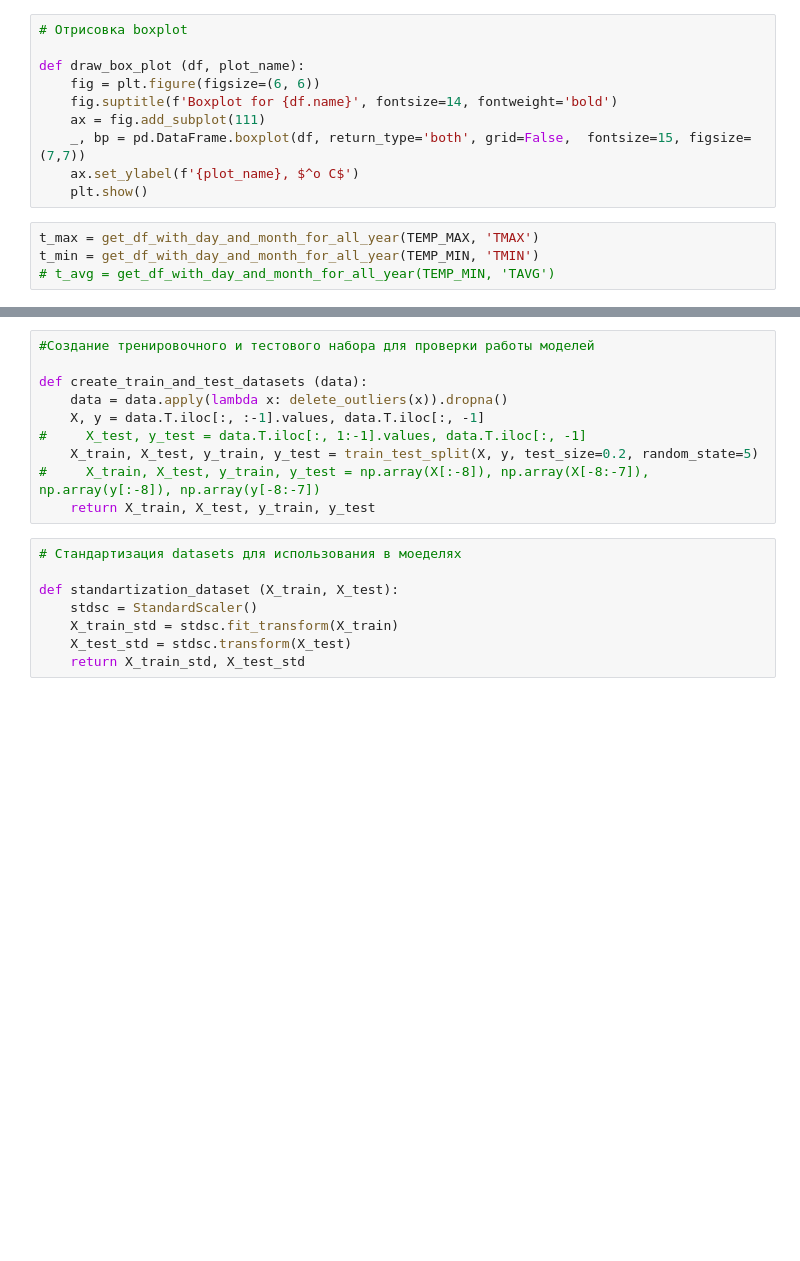
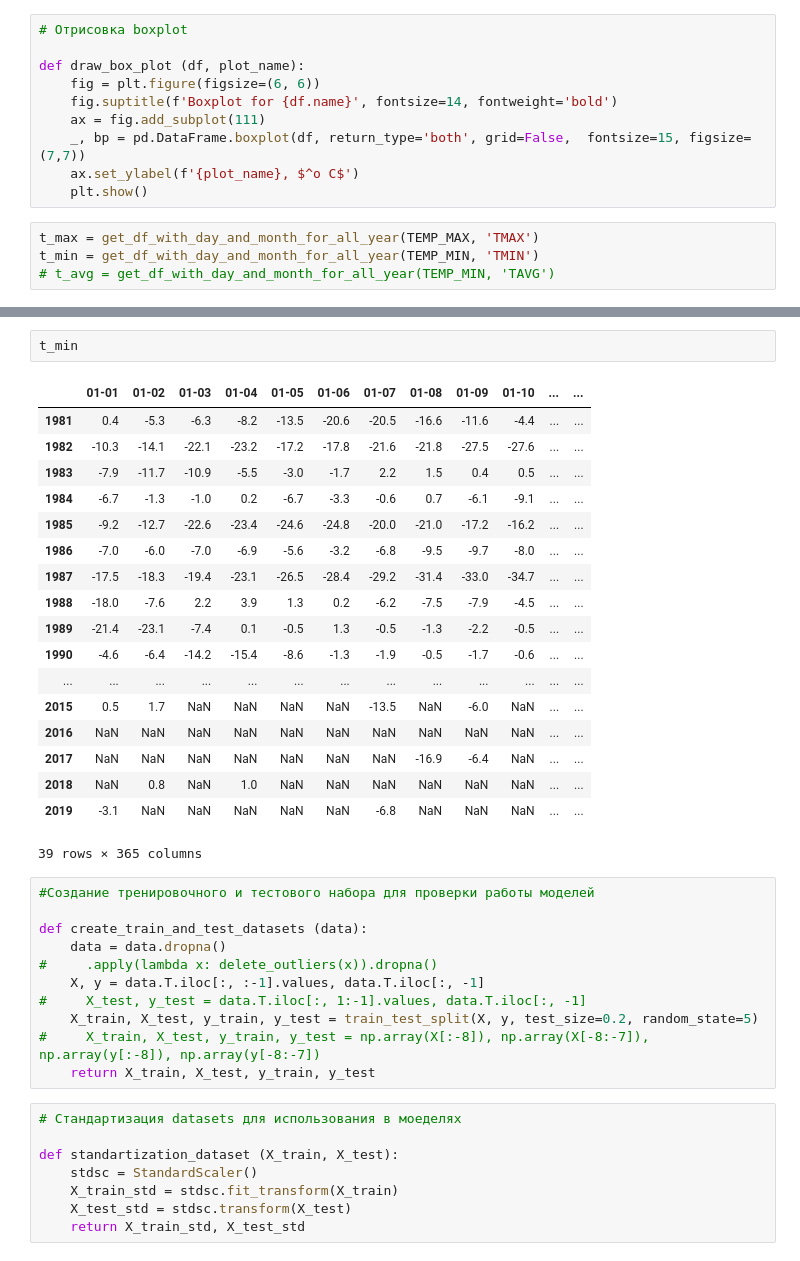
Before and after one commit to MariyaBuzdina/Weather-prediction, a Jupyter notebook: Untitled.ipynb, the cells around one changed output, grey strips where cells are left out. Saved outputs shown, nothing was run; the diff lists cells and outputs as text; blank space fills up the shorter version.

```diff
--- a/Untitled.ipynb
+++ b/Untitled.ipynb
@@ -133,8 +219,30 @@ draw_box_plot(t_min['03-26'], 'TMIN')
+# %%
+t_min
+# %% [output]
+|  | 01-01 | 01-02 | 01-03 | 01-04 | 01-05 | 01-06 | 01-07 | 01-08 | 01-09 | 01-10 | ... | ... |
+| 1981 | 0.4 | -5.3 | -6.3 | -8.2 | -13.5 | -20.6 | -20.5 | -16.6 | -11.6 | -4.4 | ... | ... |
+| 1982 | -10.3 | -14.1 | -22.1 | -23.2 | -17.2 | -17.8 | -21.6 | -21.8 | -27.5 | -27.6 | ... | ... |
+| 1983 | -7.9 | -11.7 | -10.9 | -5.5 | -3.0 | -1.7 | 2.2 | 1.5 | 0.4 | 0.5 | ... | ... |
+| 1984 | -6.7 | -1.3 | -1.0 | 0.2 | -6.7 | -3.3 | -0.6 | 0.7 | -6.1 | -9.1 | ... | ... |
+| 1985 | -9.2 | -12.7 | -22.6 | -23.4 | -24.6 | -24.8 | -20.0 | -21.0 | -17.2 | -16.2 | ... | ... |
+| 1986 | -7.0 | -6.0 | -7.0 | -6.9 | -5.6 | -3.2 | -6.8 | -9.5 | -9.7 | -8.0 | ... | ... |
+| 1987 | -17.5 | -18.3 | -19.4 | -23.1 | -26.5 | -28.4 | -29.2 | -31.4 | -33.0 | -34.7 | ... | ... |
+| 1988 | -18.0 | -7.6 | 2.2 | 3.9 | 1.3 | 0.2 | -6.2 | -7.5 | -7.9 | -4.5 | ... | ... |
+| 1989 | -21.4 | -23.1 | -7.4 | 0.1 | -0.5 | 1.3 | -0.5 | -1.3 | -2.2 | -0.5 | ... | ... |
+| 1990 | -4.6 | -6.4 | -14.2 | -15.4 | -8.6 | -1.3 | -1.9 | -0.5 | -1.7 | -0.6 | ... | ... |
+| ... | ... | ... | ... | ... | ... | ... | ... | ... | ... | ... | ... | ... |
+| 2015 | 0.5 | 1.7 | NaN | NaN | NaN | NaN | -13.5 | NaN | -6.0 | NaN | ... | ... |
+| 2016 | NaN | NaN | NaN | NaN | NaN | NaN | NaN | NaN | NaN | NaN | ... | ... |
+| 2017 | NaN | NaN | NaN | NaN | NaN | NaN | NaN | -16.9 | -6.4 | NaN | ... | ... |
+| 2018 | NaN | 0.8 | NaN | 1.0 | NaN | NaN | NaN | NaN | NaN | NaN | ... | ... |
+| 2019 | -3.1 | NaN | NaN | NaN | NaN | NaN | -6.8 | NaN | NaN | NaN | ... | ... |
+39 rows × 365 columns
 # %%
 #Создание тренировочного и тестового набора для проверки работы моделей
 
 def create_train_and_test_datasets (data):
-    data = data.apply(lambda x: delete_outliers(x)).dropna()
+    data = data.dropna()
+#     .apply(lambda x: delete_outliers(x)).dropna()
     X, y = data.T.iloc[:, :-1].values, data.T.iloc[:, -1]
 #     X_test, y_test = data.T.iloc[:, 1:-1].values, data.T.iloc[:, -1]
     X_train, X_test, y_train, y_test = train_test_split(X, y, test_size=0.2, random_state=5)
```
Also changed, not shown: parts of 19 cells of this notebook.
